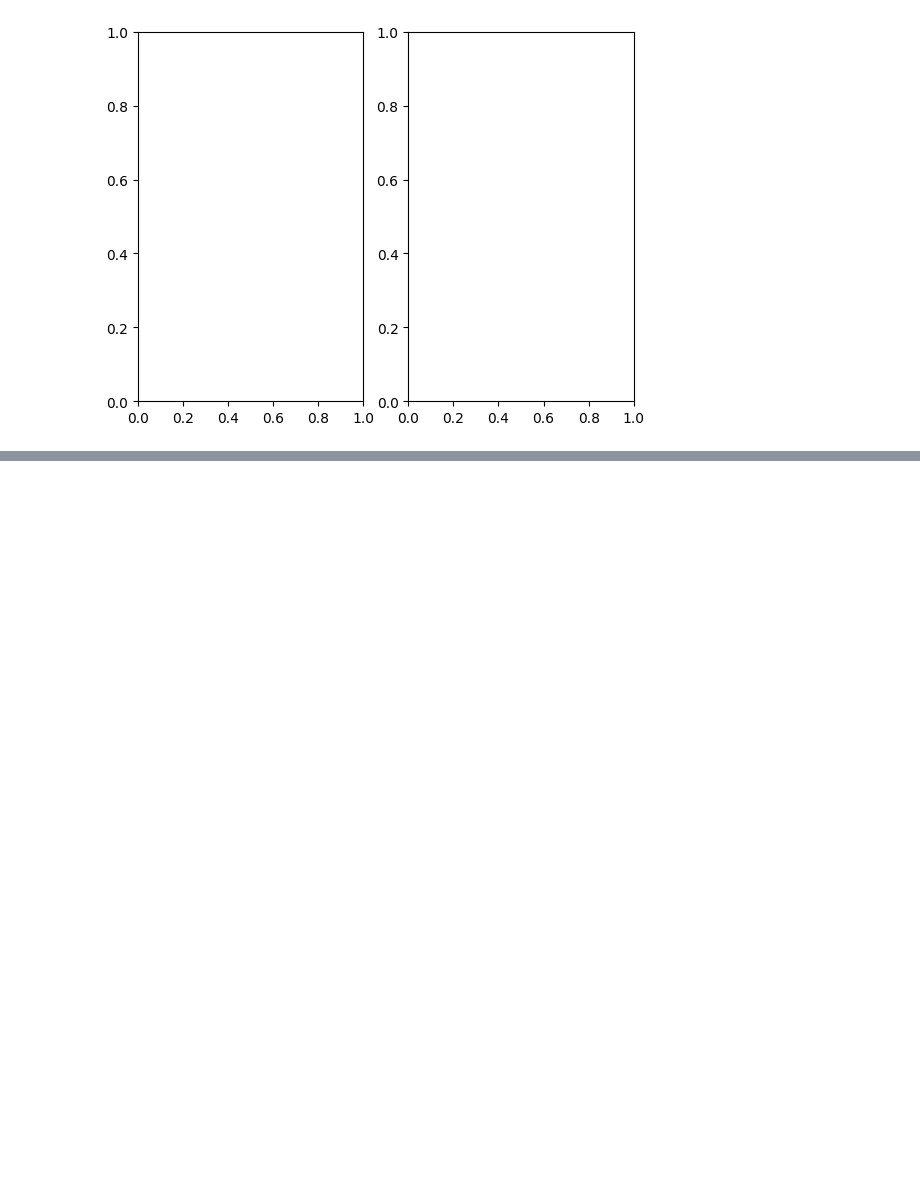
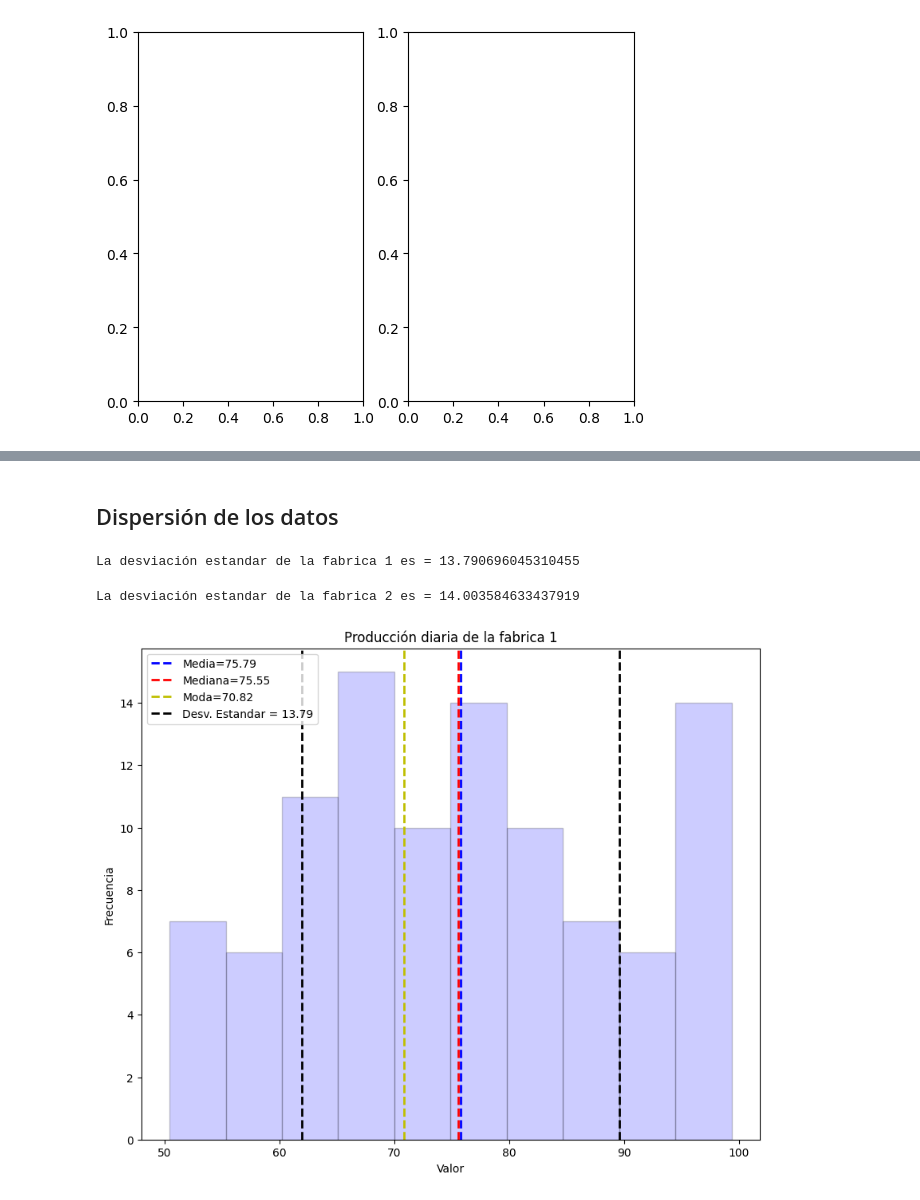
Before and after one commit to EmanuelMmmmmm/Probabilidad, a Jupyter notebook: Unidad 1/ProbyE_U1_p1.ipynb, the cells around one changed output, grey strips where cells are left out. Cells and saved outputs as stored; diff of their text form; code cells hidden in the pictures; blank space fills up the shorter version.

```diff
--- a/Unidad 1/ProbyE_U1_p1.ipynb
+++ b/Unidad 1/ProbyE_U1_p1.ipynb
@@ -197,0 +236,31 @@ plt.show()
+# %% [markdown]
+## Dispersión de los datos
+# %%
+desviacion_estandar_fabrica1 = stdev(fabrica1)
+print ("La desviación estandar de la fabrica 1 es =", desviacion_estandar_fabrica1)
+# %% [output]
+La desviación estandar de la fabrica 1 es = 13.790696045310455
+# %%
+desviacion_estandar_fabrica2 = stdev(fabrica2)
+print ("La desviación estandar de la fabrica 2 es =", desviacion_estandar_fabrica2)
+# %% [output]
+La desviación estandar de la fabrica 2 es = 14.003584633437919
+# %%
+plt.figure(figsize = (10,8))
+plt.hist(fabrica1, bins=10, alpha=0.2, color='b', edgecolor="black")
+plt.axvline(media1, color='b', linestyle='dashed', linewidth=2, label=f'Media={media1:.2f}')
+plt.axvline(mediana1, color='r', linestyle='dashed', linewidth=2, label=f'Mediana={mediana1:.2f}')
+plt.axvline(moda1, color='y', linestyle='dashed', linewidth=2, label=f'Moda={moda1:.2f}')
+
+plt.axvline(media1 - desviacion_estandar_fabrica1, color='black', linestyle='dashed',
+            linewidth=2, label=f'Desv. Estandar = {desviacion_estandar_fabrica1:.2f}')
+plt.axvline(media1 + desviacion_estandar_fabrica1, color='black', linestyle='dashed',
+            linewidth=2)
+
+plt.xlabel('Valor')
+plt.ylabel('Frecuencia')
+plt.title("Producción diaria de la fabrica 1")
+plt.legend()
+plt.show()
+# %% [output]
+[figure, added]
```
Also changed, not shown: parts of 13 cells of this notebook.
